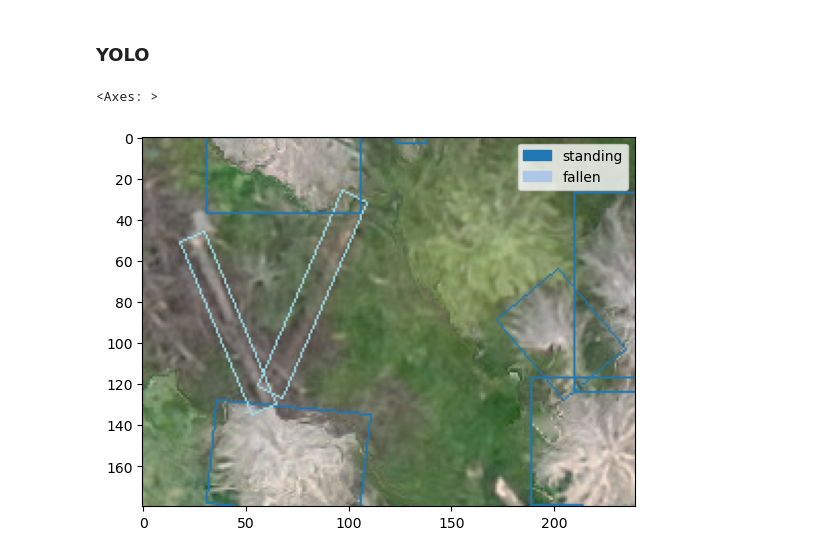
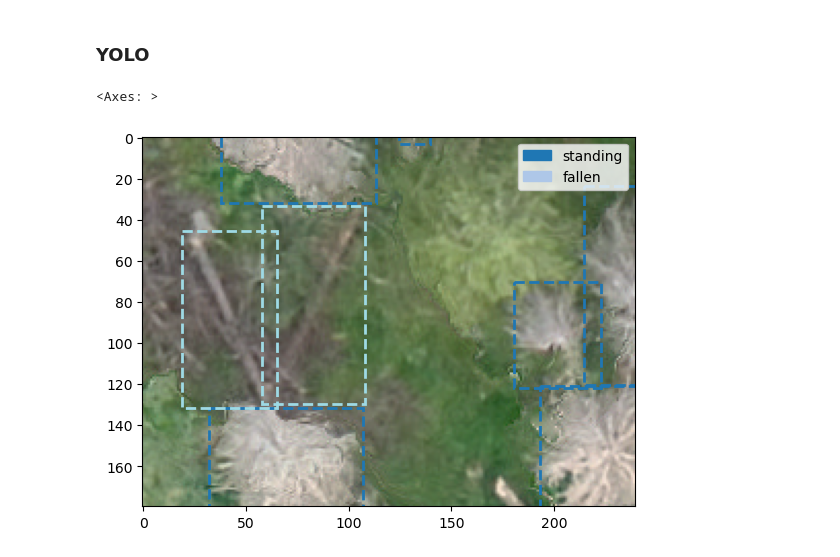
Before and after one commit to mayrajeo/geo2ml, a Jupyter notebook: nbs/31_plotting.ipynb, the cells around one changed output. Cells and saved outputs as stored; diff of their text form; code cells hidden in the pictures.

Commit message:
make both visualizations use mpatches

```diff
--- a/nbs/31_plotting.ipynb
+++ b/nbs/31_plotting.ipynb
@@ -93,8 +93,8 @@ def plot_yolo_instance(annotation_fname:Path, image_fname:Path, ax:plt.Axes,
                        ann_type:str='box', show_title:bool=True, classes:list[str]=None) -> plt.Axes:
     "Plot yolo format instance to `ax` and return it. If `classes` are provided show them in legend"
     image = Image.open(image_fname)
+    ax.imshow(image)
     w, h = image.size
-    plotted_image = ImageDraw.Draw(image)
     cmap = plt.get_cmap('tab20')
     with open(annotation_fname) as f:
         anns = f.read().split("\n")[:-1]
@@ -114,30 +114,28 @@ def plot_yolo_instance(annotation_fname:Path, image_fname:Path, ax:plt.Axes,
         for ann in transformed_annotations:
             obj_cls, x0, y0, x1, y1 = ann
             c = tuple((np.array(cmap(obj_cls))*255).astype(np.uint8))
-            plotted_image.rectangle(((x0,y0), (x1,y1)), outline=c)
+            ax.add_patch(mpatches.Rectangle((x0,y0), x1-x0, y1-y0, fill=False, linestyle='--',
+                                            linewidth=2, edgecolor=np.array(cmap(obj_cls))))
 
     elif ann_type == 'polygon' or ann_type == 'rotated box':
         w, h = image.size
-        plotted_image = ImageDraw.Draw(image)
-
         for ann in anns:
             obj_cls = ann[0]
             xcoords = [ann[i]*w for i in range(1, len(ann), 2)]
             ycoords = [ann[i]*h for i in range(2, len(ann)+1, 2)]
             xcoords.append(xcoords[0])
             ycoords.append(ycoords[0])
-            c = tuple((np.array(cmap(obj_cls))*255).astype(np.uint8))
-            plotted_image.polygon(list(zip(xcoords, ycoords)), outline=c)
-
+            coords = list(zip(xcoords, ycoords))
+            ax.add_patch(mpatches.Polygon(coords, fill=False, linewidth=1.5,
+                                          edgecolor=np.array(cmap(obj_cls))))
     if classes:
         ax.legend(handles=[mpatches.Patch(color=cmap(i), label=classes[i]) for i in range_of(classes)])
-    ax.imshow(np.array(image))
     return ax
 # %%
 fig, ax = plt.subplots(1,1)
 classes = ['standing', 'fallen']
-plot_yolo_instance(Path('example_data/tiles/labels/R0C3.txt'), Path('example_data/tiles/images/R0C3.tif'), ax, ann_type='polygon',
+plot_yolo_instance(Path('example_data/tiles/labels/R0C3.txt'), Path('example_data/tiles/images/R0C3.tif'), ax, ann_type='box',
                    classes=classes)
 # %% [output]
 <Axes: >
-[figure, old version]
+[figure, new version]
```
Also changed, not shown: parts of 3 cells of this notebook, 4 other files.
